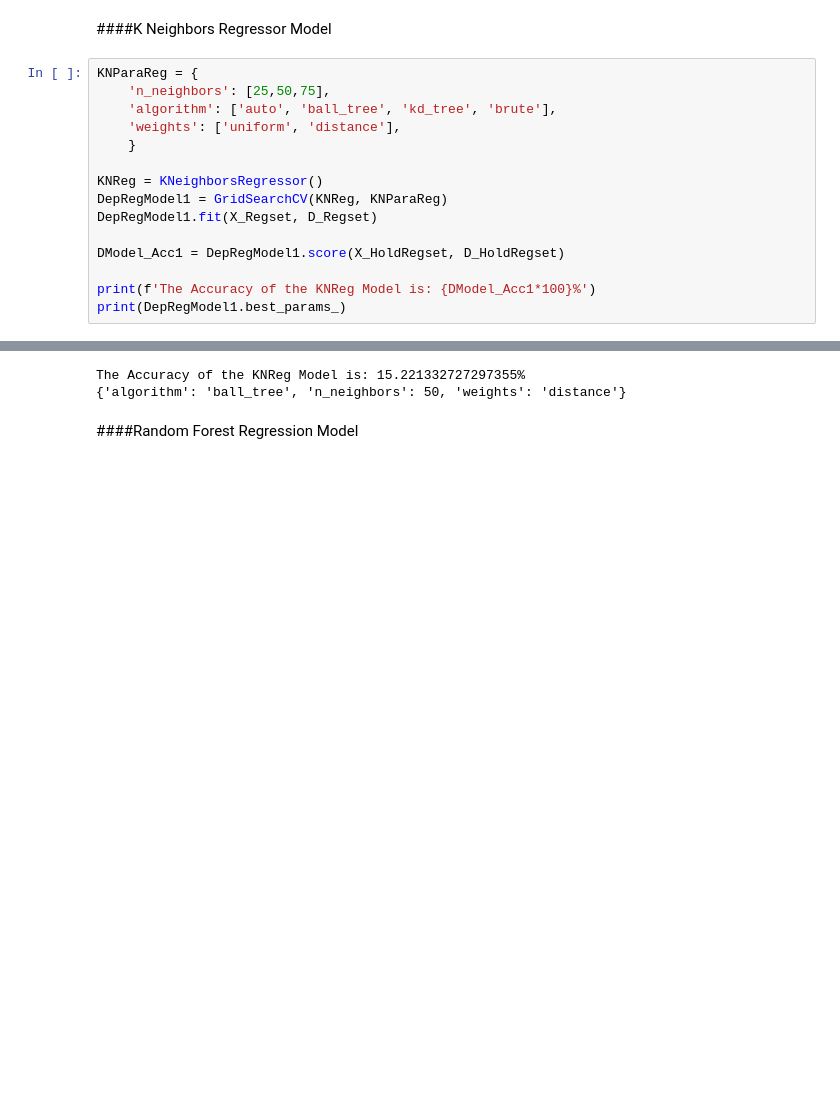
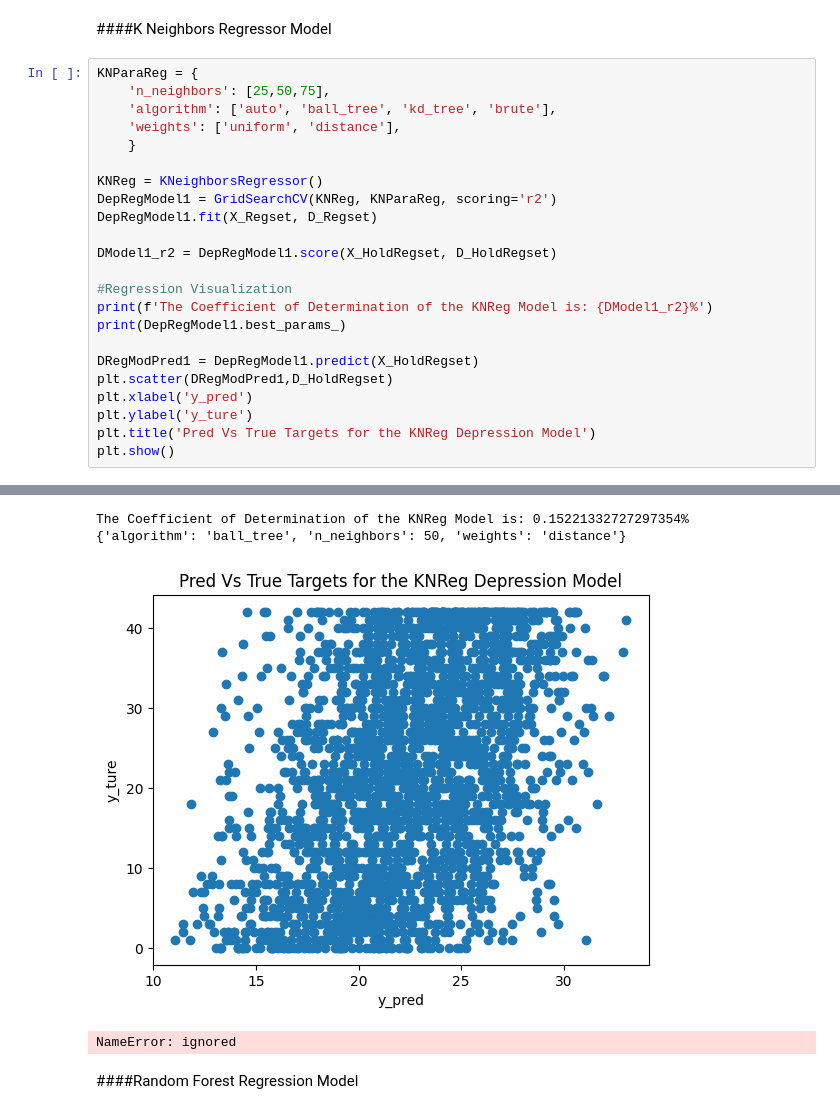
Before and after one commit to SeanWallinger/DataScienceProject, a Jupyter notebook: Data_Science_Project.ipynb, the cells around one changed output, grey strips where cells are left out. Cells and saved outputs as stored; diff of their text form; blank space fills up the shorter version.

```diff
--- a/Data_Science_Project.ipynb
+++ b/Data_Science_Project.ipynb
@@ -774,11 +790,19 @@ KNParaReg = {
     }
 
 KNReg = KNeighborsRegressor()
-DepRegModel1 = GridSearchCV(KNReg, KNParaReg)
+DepRegModel1 = GridSearchCV(KNReg, KNParaReg, scoring='r2')
 DepRegModel1.fit(X_Regset, D_Regset)
 
-DModel_Acc1 = DepRegModel1.score(X_HoldRegset, D_HoldRegset)
+DModel1_r2 = DepRegModel1.score(X_HoldRegset, D_HoldRegset)
 
-print(f'The Accuracy of the KNReg Model is: {DModel_Acc1*100}%')
+#Regression Visualization
+print(f'The Coefficient of Determination of the KNReg Model is: {DModel1_r2}%')
 print(DepRegModel1.best_params_)
+
+DRegModPred1 = DepRegModel1.predict(X_HoldRegset)
+plt.scatter(DRegModPred1,D_HoldRegset)
+plt.xlabel('y_pred')
+plt.ylabel('y_ture')
+plt.title('Pred Vs True Targets for the KNReg Depression Model')
+plt.show()
 # %% [output]
@@ -786,5 +810,7 @@ print(DepRegModel1.best_params_)
-The Accuracy of the KNReg Model is: 15.221332727297355%
+The Coefficient of Determination of the KNReg Model is: 0.15221332727297354%
 {'algorithm': 'ball_tree', 'n_neighbors': 50, 'weights': 'distance'}
+[figure, added]
+NameError: ignored
 # %% [markdown]
 ####Random Forest Regression Model
 # %% [markdown]
```
Also changed, not shown: parts of 62 cells of this notebook.
